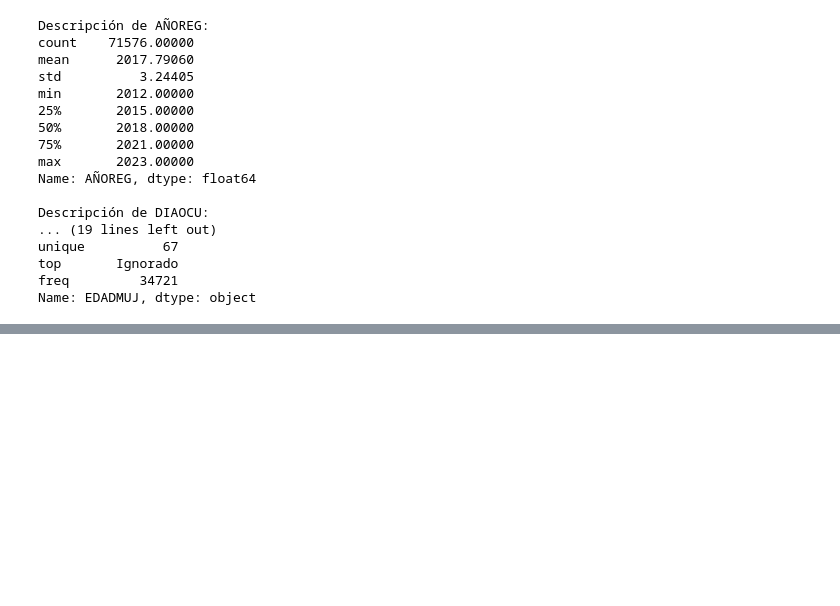
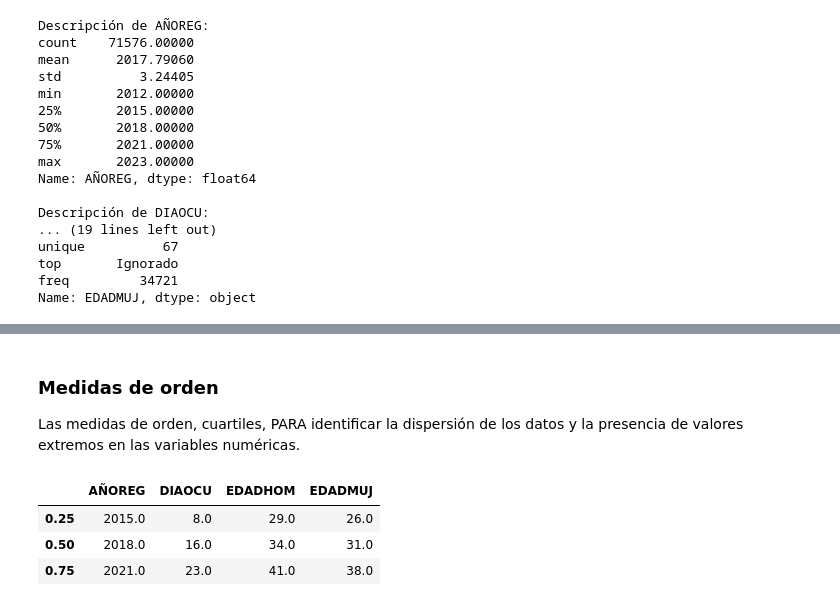
Before and after one commit to AleWWH1104/Proyecto1_md, a Jupyter notebook: src/avances.ipynb, the cells around one changed output, grey strips where cells are left out. Cells and saved outputs as stored; diff of their text form; code cells hidden in the pictures; blank space fills up the shorter version.

```diff
--- a/src/avances.ipynb
+++ b/src/avances.ipynb
@@ -170,0 +199,15 @@ Name: EDADMUJ, dtype: object
+# %% [markdown]
+### Medidas de orden
+
+Las medidas de orden, cuartiles, PARA identificar la dispersión de los datos y la presencia de valores extremos en las variables numéricas.
+# %%
+df_numeric = df[num_vars].copy()
+df_numeric['EDADHOM'] = pd.to_numeric(df['EDADHOM'], errors='coerce')
+df_numeric['EDADMUJ'] = pd.to_numeric(df['EDADMUJ'], errors='coerce')
+
+df_numeric.quantile([0.25, 0.5, 0.75])
+# %% [output]
+|  | AÑOREG | DIAOCU | EDADHOM | EDADMUJ |
+| 0.25 | 2015.0 | 8.0 | 29.0 | 26.0 |
+| 0.50 | 2018.0 | 16.0 | 34.0 | 31.0 |
+| 0.75 | 2021.0 | 23.0 | 41.0 | 38.0 |
```
Also changed, not shown: parts of 3 cells of this notebook.
